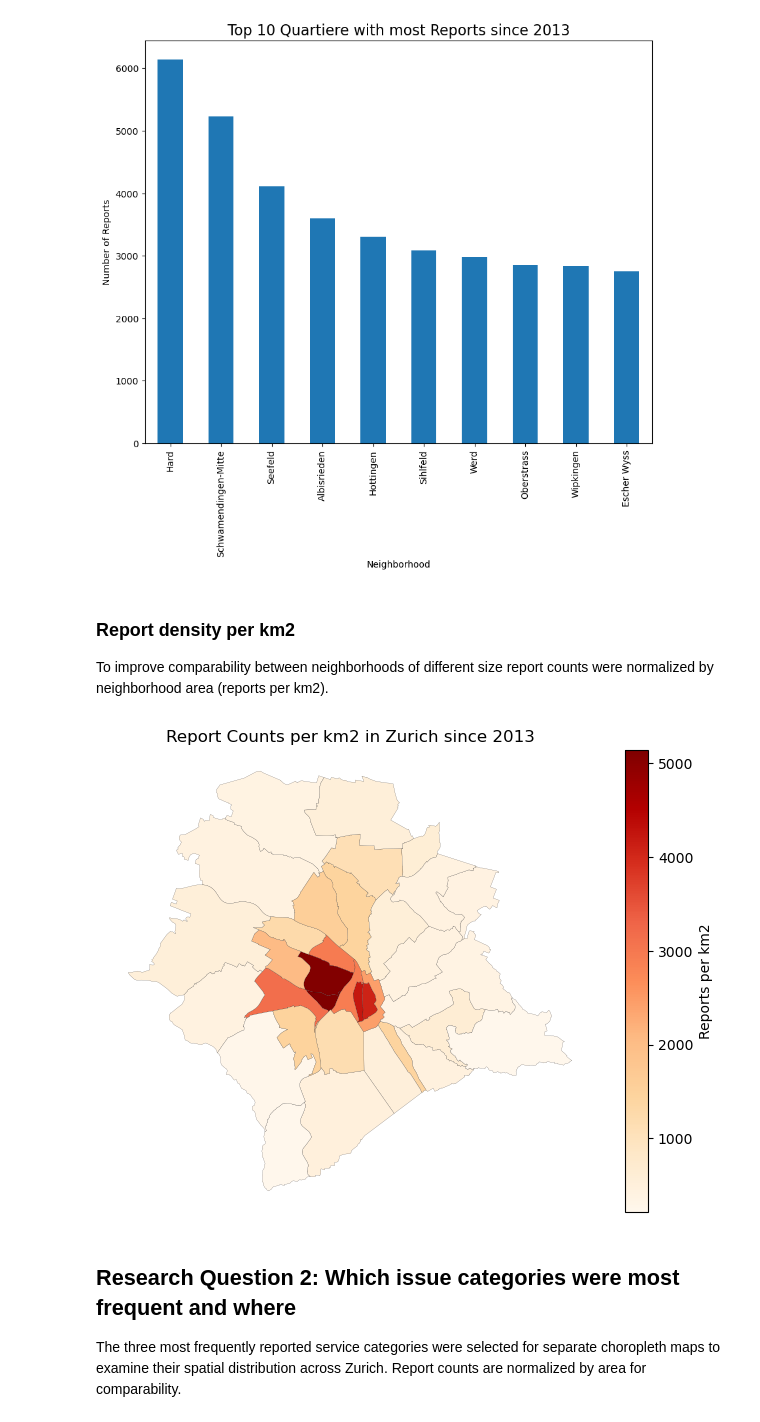
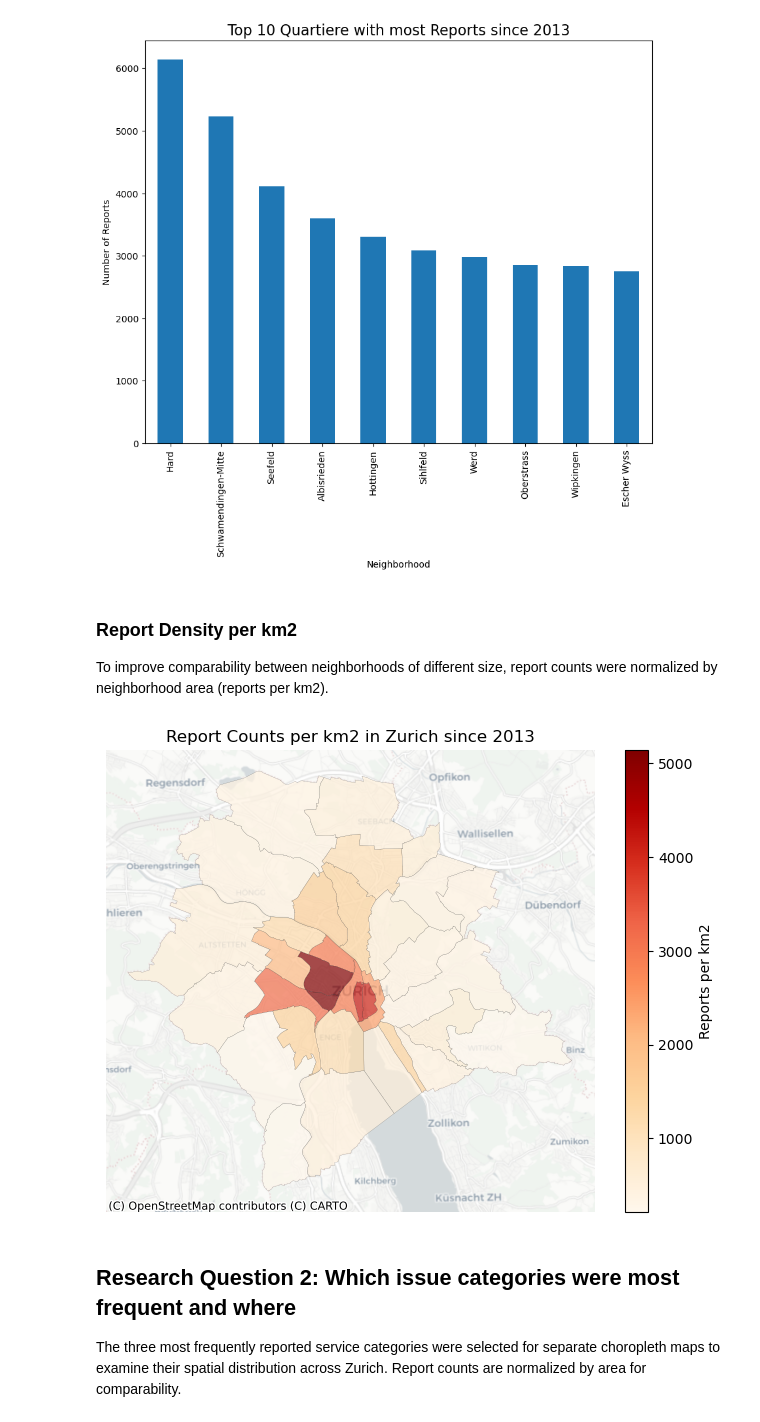
Before and after one commit to denikessi1/Project-SDS210, a Jupyter notebook: notebooks/ZWN_CitizenReports_Analysis.ipynb, the cells around one changed output. Drawn from its saved outputs; the diff is of its cells as text; code cells hidden in the pictures.

Commit message:
Basemap and last touches

```diff
--- a/notebooks/ZWN_CitizenReports_Analysis.ipynb
+++ b/notebooks/ZWN_CitizenReports_Analysis.ipynb
@@ -152,46 +158,52 @@ plt.show()
 # %% [output]
 [figure]
 # %% [markdown]
-### Report density per km2
+### Report Density per km2
 
-To improve comparability between neighborhoods of different size report counts were normalized by neighborhood area (reports per km2).
+To improve comparability between neighborhoods of different size, report counts were normalized by neighborhood area (reports per km2).
 # %%
 # Join neighborhood geometries with aggregated report counts for spatial visualization
 quartiere_reports = quartiere.merge (report_counts, on="name", how="left")
+
+#Neighborhoods without reports are assigned zero counts
+quartiere_reports["report_count"] = quartiere_reports["report_count"].fillna(0)
 
 # Normalize report counts by neighborhood area for fair comparability
 quartiere_reports["reports_per_km2"] = (
     quartiere_reports["report_count"] /quartiere_reports["area_km2"]
 )
 
 # Creating Legend options for choropleth visualization
 legend_options = {
      "label": "Reports per km2",
      "orientation": "vertical",
      "pad": 0.05
 }
 
 # Visualize spatial differences in reporting density across Zurich neighborhoods as a choropleth map
 ax = quartiere_reports.plot(
     column="reports_per_km2",
     cmap="OrRd",
+    alpha=0.7,
     figsize =(8,6),
     legend=True,
     edgecolor="black",
     linewidth=0.1,
     legend_kwds=legend_options
 )
+
+ctx.add_basemap(ax, crs=quartiere_reports.crs, source=ctx.providers.CartoDB.Positron)
 
 ax.set_title("Report Counts per km2 in Zurich since 2013")
 ax.axis("off")
 
 
 plt.savefig("../outputs/report_counts_Zurich_choropleth.png", dpi=300, bbox_inches="tight")
 
 
 plt.show()
 # %% [output]
-[figure, old version]
+[figure, new version]
 # %% [markdown]
 ## Research Question 2: Which issue categories were most frequent and where
 
```
Also changed, not shown: parts of 10 cells of this notebook, 4 other files.
